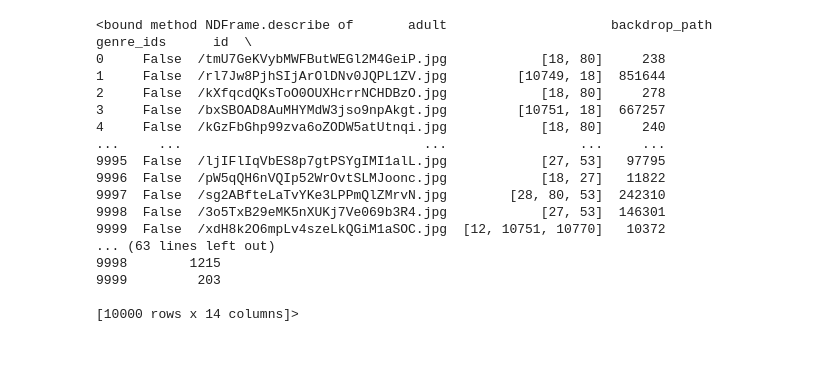
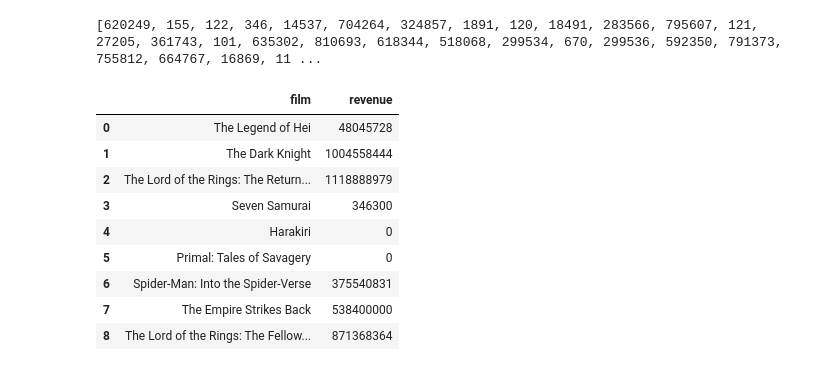
Before and after one commit to adriancabalo/CCIC_DS1, a Jupyter notebook: ActionMovie.ipynb, the cells around one changed output. Saved outputs shown, nothing was run; the diff lists cells and outputs as text; code cells hidden in the pictures.

```diff
--- a/ActionMovie.ipynb
+++ b/ActionMovie.ipynb
@@ -56,51 +34,46 @@ def movieList():
 
     pageNum = 1
     movies = []
-
     while True:
-        url = 'https://api.themoviedb.org/3/movie/{movie_id}/credits?api_key=87983fbe976988a9e22330ebf030a1ae&page=1' + str(pageNum)
+        url = 'https://api.themoviedb.org/3/movie/?api_key=87983fbe976988a9e22330ebf030a1ae&sort_by=revenue.desc&with_genres=28&page=' + str(pageNum)
         req = requests.get(url)
         if not req.ok:
             break
-        movies = movies +req.json()["results"]
+        movies = movies + req.json()['results']
         pageNum += 1
 
     return movies
 # %%
 listOfMovies = movieList()
+# %%
+idList = []
+
+for i in listOfMovies:
+        ident = i['id']
+        idList.append(ident)
+
+print(idList)
+# %% [output]
+[620249, 155, 122, 346, 14537, 704264, 324857, 1891, 120, 18491, 283566, 795607, 121, 27205, 361743, 101, 635302, 810693, 618344, 518068, 299534, 670, 299536, 592350, 791373, 755812, 664767, 16869, 11 ...
 # %%
-def getAction():
-    action = []
-    for i in listOfMovies:
-        genre = i['genre_ids']
-        for x in genre:
-            if genre == '28':
-                rating = i['popularity']
-                title = i['original_title']
-                temp = {'Genre': genre,'Rating': rating,'Title': title}
-                action.append(temp)
-    return action
+columns = ['film', 'revenue']
+df = pd.DataFrame(columns=columns)
 # %%
-data = movieList()
+for film in listOfMovies:
+    film_revenue = requests.get('https://api.themoviedb.org/3/movie/'+ str(film['id']) +'?api_key='+ '87983fbe976988a9e22330ebf030a1ae' +'&language=en-US')
+    film_revenue = film_revenue.json()
+
+    df.loc[len(df)]=[film['title'],film_revenue['revenue']]
-# %%
-df = pd.DataFrame(data)
 # %%
-df.describe
+df.head(9)
 # %% [output]
-<bound method NDFrame.describe of       adult                     backdrop_path           genre_ids      id  \
-0     False  /tmU7GeKVybMWFButWEGl2M4GeiP.jpg            [18, 80]     238
-1     False  /rl7Jw8PjhSIjArOlDNv0JQPL1ZV.jpg         [10749, 18]  851644
-2     False  /kXfqcdQKsToO0OUXHcrrNCHDBzO.jpg            [18, 80]     278
-3     False  /bxSBOAD8AuMHYMdW3jso9npAkgt.jpg         [10751, 18]  667257
-4     False  /kGzFbGhp99zva6oZODW5atUtnqi.jpg            [18, 80]     240
-...     ...                               ...                 ...     ...
-9995  False  /ljIFlIqVbES8p7gtPSYgIMI1alL.jpg            [27, 53]   97795
-9996  False  /pW5qQH6nVQIp52WrOvtSLMJoonc.jpg            [18, 27]   11822
-9997  False  /sg2ABfteLaTvYKe3LPPmQlZMrvN.jpg        [28, 80, 53]  242310
-9998  False  /3o5TxB29eMK5nXUKj7Ve069b3R4.jpg            [27, 53]  146301
-9999  False  /xdH8k2O6mpLv4szeLkQGiM1aSOC.jpg  [12, 10751, 10770]   10372
-... (63 lines left out)
-9998        1215
-9999         203
-
-[10000 rows x 14 columns]>
+|  | film | revenue |
+| 0 | The Legend of Hei | 48045728 |
+| 1 | The Dark Knight | 1004558444 |
+| 2 | The Lord of the Rings: The Return... | 1118888979 |
+| 3 | Seven Samurai | 346300 |
+| 4 | Harakiri | 0 |
+| 5 | Primal: Tales of Savagery | 0 |
+| 6 | Spider-Man: Into the Spider-Verse | 375540831 |
+| 7 | The Empire Strikes Back | 538400000 |
+| 8 | The Lord of the Rings: The Fellow... | 871368364 |
```
Also changed, not shown: parts of 3 cells of this notebook, 1 other file.
